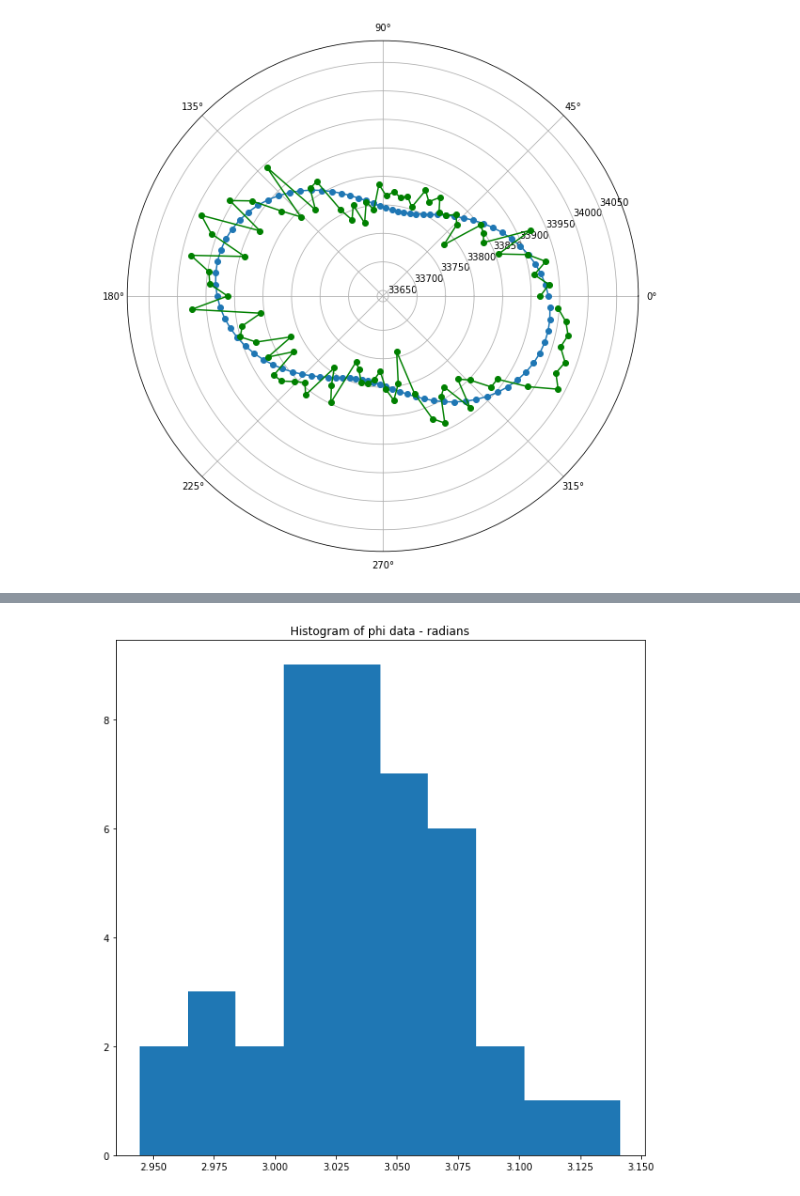
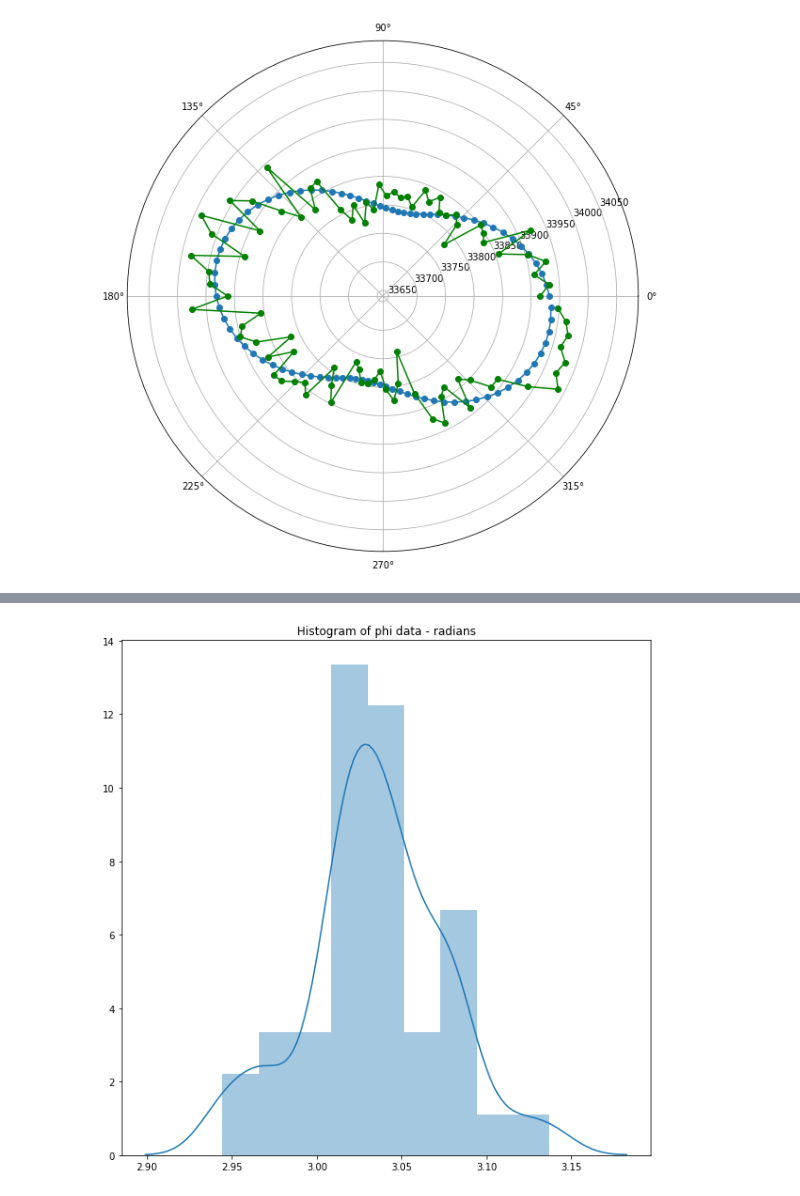
Before and after one commit to stpotter16/psfdi, a Jupyter notebook: notebooks/exploratory/stp_explore_ellipse.ipynb, the cells around one changed output, grey strips where cells are left out. Saved outputs shown, nothing was run; the diff lists cells and outputs as text; code cells hidden in the pictures.

```diff
--- a/notebooks/exploratory/stp_explore_ellipse.ipynb
+++ b/notebooks/exploratory/stp_explore_ellipse.ipynb
@@ -324,10 +325,10 @@ phis[phis > np.pi] = phis[phis > np.pi] - np.pi
 # %%
 # Histogram phi data in radians
 fig = plt.figure(figsize=(10, 10))
-n, bins, patches = plt.hist(phis)
+sns.distplot(phis)
 plt.title('Histogram of phi data - radians');
 # %% [output]
-[figure, old version]
+[figure, new version]
 # %%
 # Histogram phi data in degrees
 fig = plt.figure(figsize=(10, 10))
```
Also changed, not shown: parts of 6 cells of this notebook.
